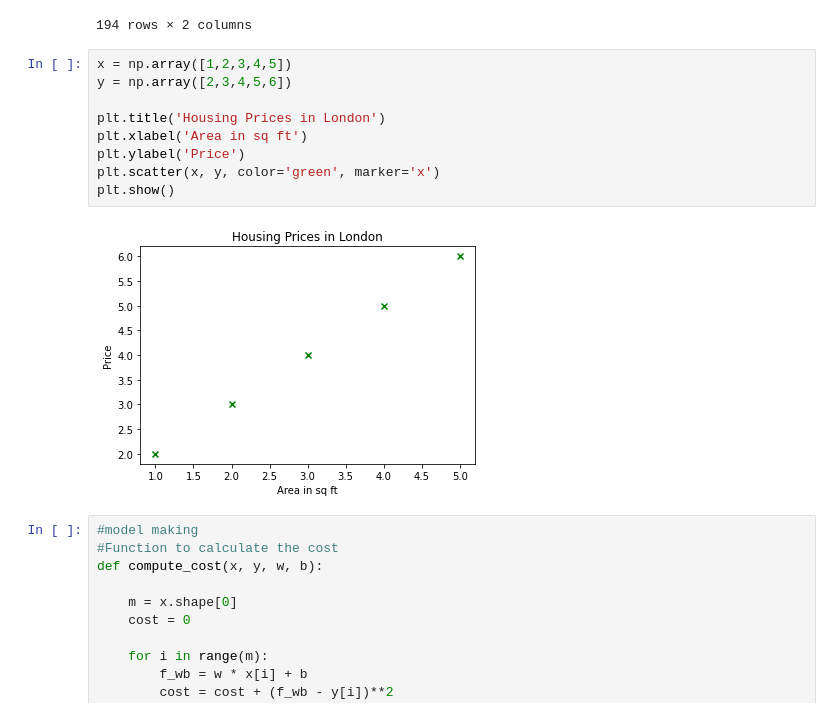
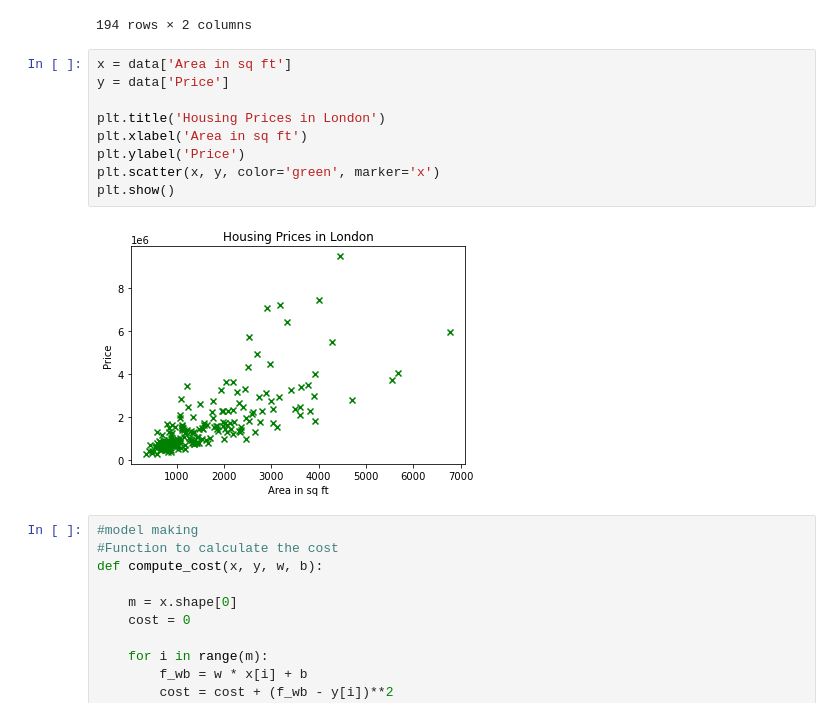
Before and after one commit to ElPatatone/Linear_Regression, a Jupyter notebook: Simple_linear_regression.ipynb, the cells around one changed output. Saved outputs shown, nothing was run; the diff lists cells and outputs as text.

```diff
--- a/Simple_linear_regression.ipynb
+++ b/Simple_linear_regression.ipynb
@@ -22,16 +22,16 @@ data
 | 193 | 925000 | 1607 |
 194 rows × 2 columns
 # %%
-x = np.array([1,2,3,4,5])
-y = np.array([2,3,4,5,6])
+x = data['Area in sq ft']
+y = data['Price']
 
 plt.title('Housing Prices in London')
 plt.xlabel('Area in sq ft')
 plt.ylabel('Price')
 plt.scatter(x, y, color='green', marker='x')
 plt.show()
 # %% [output]
-[figure, old version]
+[figure, new version]
 # %%
 #model making
 #Function to calculate the cost
```
Also changed, not shown: parts of 5 cells of this notebook.
